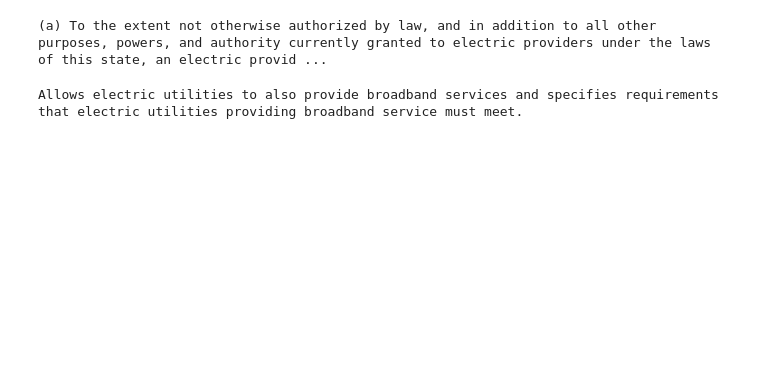
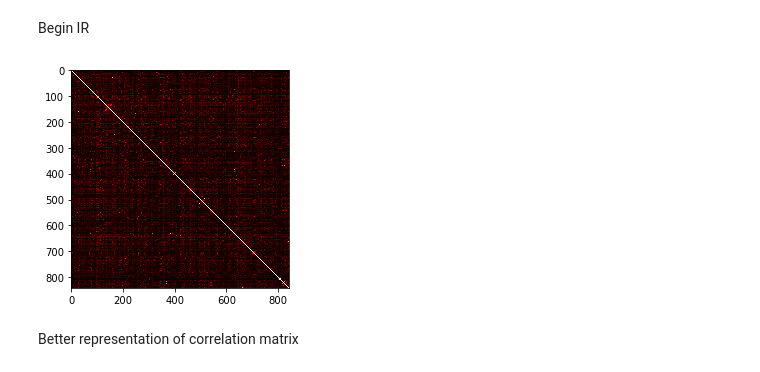
Before and after one commit to perindom/AIassurance, a Jupyter notebook: datasets/Data_Explo.ipynb, the cells around one changed output. Cells and saved outputs as stored; diff of their text form; code cells hidden in the pictures; blank space fills up the shorter version.

Commit message:
Similarity Matrix Code

```diff
--- a/datasets/Data_Explo.ipynb
+++ b/datasets/Data_Explo.ipynb
@@ -16,8 +22,17 @@ law_df.head()
 # %%
-print(law_df.StateCode[0])
+stateCodes = law_df.StateCode.dropna()
-# %% [output]
-(a) To the extent not otherwise authorized by law, and in addition to all other purposes, powers, and authority currently granted to electric providers under the laws of this state, an electric provid ...
-# %%
-print(law_df.Summary[0])
-# %% [output]
-Allows electric utilities to also provide broadband services and specifies requirements that electric utilities providing broadband service must meet.
+# %% [markdown]
+Begin IR
+# %%
+vect = TfidfVectorizer(min_df=1, stop_words="english", encoding='latin-1')
+tfidf = vect.fit_transform(stateCodes)
+pairwise_similarity = tfidf * tfidf.T
+# %%
+pairSim = pairwise_similarity.toarray()
+# %%
+fig = plt.imshow(pairSim, cmap='hot', interpolation='nearest')
+plt.savefig('statecodehm.png')
+# %% [output]
+[figure, added]
+# %% [markdown]
+Better representation of correlation matrix
```
Also changed, not shown: parts of 2 cells of this notebook, 2 other files.
